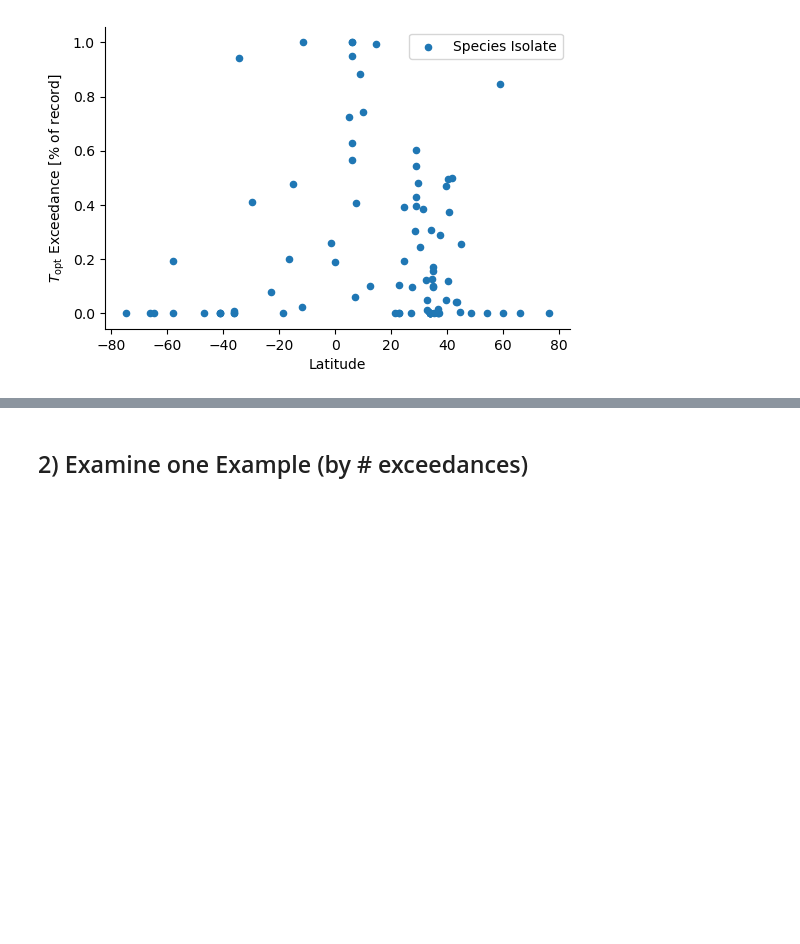
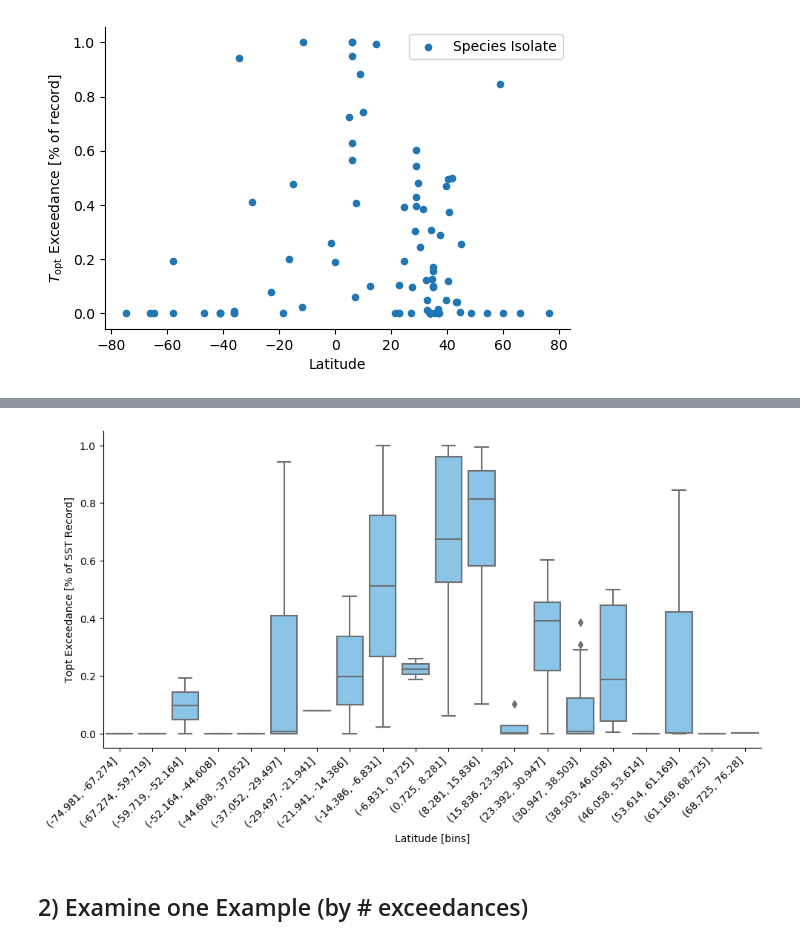
Before and after one commit to HuckleyLab/phyto-mhw, a Jupyter notebook: analysis/physiology/Topt_exceedances.ipynb, the cells around one changed output, grey strips where cells are left out. Saved outputs shown, nothing was run; the diff lists cells and outputs as text; code cells hidden in the pictures; blank space fills up the shorter version.

```diff
--- a/analysis/physiology/Topt_exceedances.ipynb
+++ b/analysis/physiology/Topt_exceedances.ipynb
@@ -81,3 +90,6 @@ plt.legend()
 # %% [output]
 <matplotlib.legend.Legend at 0x...>
 [figure]
+# %%
+plankton['latbins'] = pd.cut(plankton['isolation.latitude'], bins=20)
+plankton['latbin_mid'] = list(map(lambda x: x.mid, plankton.latbins.values))
@@ -84,3 +120,10 @@ plt.legend()
+# %%
+sns.catplot(x = 'latbins', y = 'topt_exceedances_pct', estimator = np.mean, kind='box', data=plankton, color='xkcd:lightblue', aspect=2)
+plt.xticks(rotation=45, ha='right')
+plt.xlabel("Latitude [bins]")
+plt.ylabel("Topt Exceedance [% of SST Record]");
+# %% [output]
+[figure, added]
 # %% [markdown]
 ## 2) Examine one Example (by # exceedances)
 # %%
```
Also changed, not shown: parts of 8 cells of this notebook.
